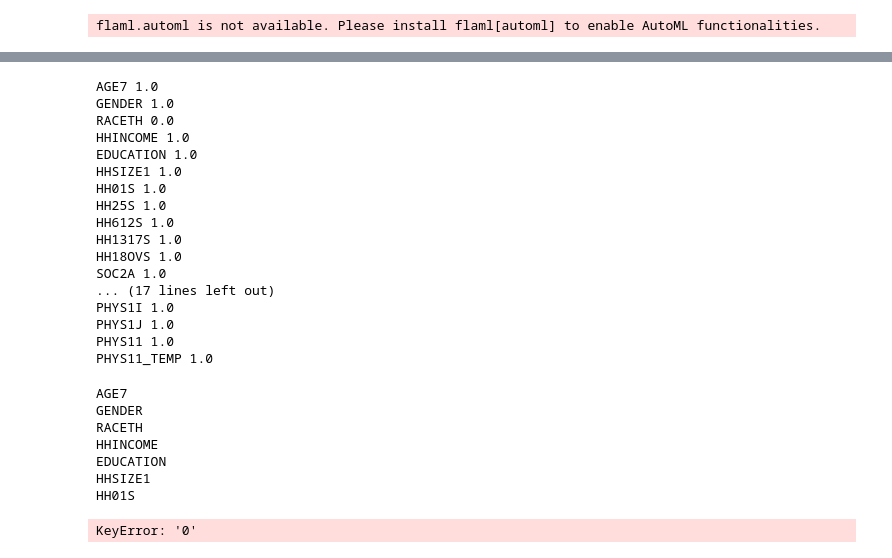
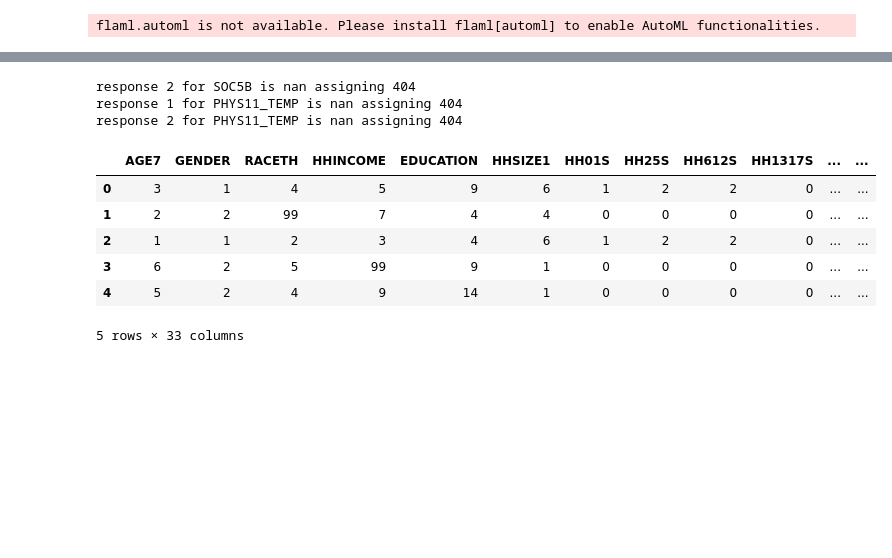
Before and after one commit to Kurmich/ai-agent-based-survey, a Jupyter notebook: analyze_transcripts.ipynb, the cells around one changed output, grey strips where cells are left out. Saved outputs shown, nothing was run; the diff lists cells and outputs as text; code cells hidden in the pictures; blank space fills up the shorter version.

```diff
--- a/analyze_transcripts.ipynb
+++ b/analyze_transcripts.ipynb
@@ -220,47 +284,0 @@ Name: PHYS11_TEMP, dtype: bool
-# %%
-for code in df.keys():
-    predicted_series = df[code].astype(str)
-    actual_series    = correct_results_df[code].astype(str)
-    match = predicted_series == actual_series
-    accuracy = match.sum()/len(match)
-    print(code, accuracy)
-# %% [output]
-AGE7 1.0
-GENDER 1.0
-RACETH 0.0
-HHINCOME 1.0
-EDUCATION 1.0
-HHSIZE1 1.0
-HH01S 1.0
-HH25S 1.0
-HH612S 1.0
-HH1317S 1.0
-HH18OVS 1.0
-SOC2A 1.0
-... (17 lines left out)
-PHYS1I 1.0
-PHYS1J 1.0
-PHYS11 1.0
-PHYS11_TEMP 1.0
-# %%
-question_code_to_answers = {}
-i = 0
-#print(codebook['SOC1']['answer_to_answer_id']['Some'])
-for code, val in codebook.items():
-    print(code)
-    question_code_to_answers[code] = []
-    for user_answers in answers_as_list:
-        ans_text = user_answers[i]
-        question_code_to_answers[code].append(codebook[code]['clean_response_text_to_id'][ans_text])
-    i += 1
-# %% [output]
-AGE7
-GENDER
-RACETH
-HHINCOME
-EDUCATION
-HHSIZE1
-HH01S
-KeyError: '0'
-# %%
-df = pd.DataFrame(question_code_to_answers)
@@ -268,0 +287,18 @@ df.to_csv('deduced.csv')
+# %%
+from utils import  get_codebook_object_from_json, convert_textdf_to_numeric_response_df
+codebook_dict = get_codebook_object_from_json(codebook)
+# %%
+numeric_df = convert_textdf_to_numeric_response_df(codebook_dict, df)
+
+numeric_df.head()
+# %% [output]
+response 2 for SOC5B is nan assigning 404
+response 1 for PHYS11_TEMP is nan assigning 404
+response 2 for PHYS11_TEMP is nan assigning 404
+|  | AGE7 | GENDER | RACETH | HHINCOME | EDUCATION | HHSIZE1 | HH01S | HH25S | HH612S | HH1317S | ... | ... |
+| 0 | 3 | 1 | 4 | 5 | 9 | 6 | 1 | 2 | 2 | 0 | ... | ... |
+| 1 | 2 | 2 | 99 | 7 | 4 | 4 | 0 | 0 | 0 | 0 | ... | ... |
+| 2 | 1 | 1 | 2 | 3 | 4 | 6 | 1 | 2 | 2 | 0 | ... | ... |
+| 3 | 6 | 2 | 5 | 99 | 9 | 1 | 0 | 0 | 0 | 0 | ... | ... |
+| 4 | 5 | 2 | 4 | 9 | 14 | 1 | 0 | 0 | 0 | 0 | ... | ... |
+5 rows × 33 columns
```
Also changed, not shown: parts of 10 cells of this notebook.
